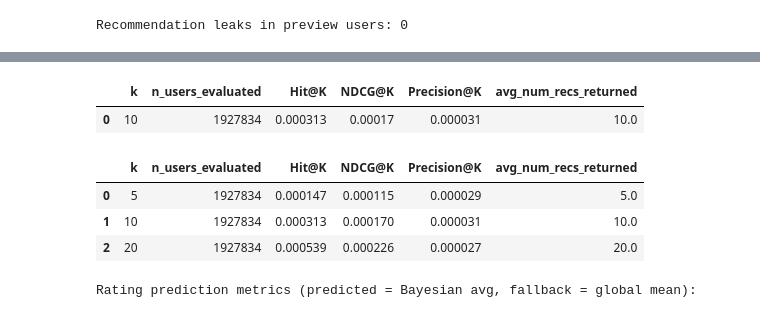
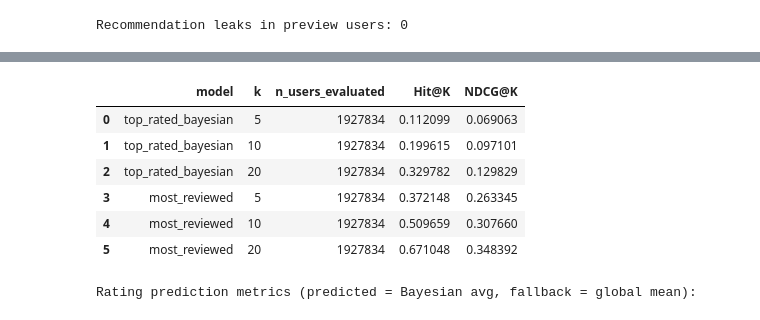
Before and after one commit to sauerpatchkid/256_hotelrecommender, a Jupyter notebook: 256groupproj_popbaseline.ipynb, the cells around one changed output, grey strips where cells are left out. Cells and saved outputs as stored; diff of their text form; code cells hidden in the pictures.

```diff
--- a/256groupproj_popbaseline.ipynb
+++ b/256groupproj_popbaseline.ipynb
@@ -281,3 +320,13 @@ print(global_ranked_items[:10])
 Number of ranked items: 309395
 Top 10 globally ranked items:
 ['Hotel_Review-g274707-d658737-Reviews-Hotel_Residence_Agnes-Prague_Bohemia.html', 'Hotel_Review-g188671-d1534996-Reviews-Huis_Koning-Bruges_West_Flanders_Province.html', 'Hotel_Review-g274887-d635259 ...
+# %%
+# Parallel item list for the most-reviewed model
+# (global_ranked_items stays as-is and still represents the top-rated Bayesian model)
+
+global_ranked_items_by_reviews = most_reviewed_ranking_df["item_id"].tolist()
+
+print("Top 10 by Bayesian popularity score (top-rated):")
+print(global_ranked_items[:10])
+print("\nTop 10 by review count (most-reviewed):")
+print(global_ranked_items_by_reviews[:10])
@@ -309,22 +364,23 @@ print("Test users:", len(test_target_by_user))
 Validation users: 1927834
 Test users: 1927834
 # %%
-# Preview recommendations for a few validation users
+# Preview top-10 recs for sample users — both models side-by-side
 
 sample_valid_users = list(valid_target_by_user.keys())[:5]
 
 preview_rows = []
 for user_id in sample_valid_users:
-    recs = recommend_top_k_popular(
-        user_id=user_id,
-        seen_items_by_user=train_seen_by_user,
-        ranked_items=global_ranked_items,
-        k=10
+    recs_top_rated = recommend_top_k_popular(
+        user_id, train_seen_by_user, global_ranked_items, k=10
+    )
+    recs_most_reviewed = recommend_top_k_popular(
+        user_id, train_seen_by_user, global_ranked_items_by_reviews, k=10
     )
     preview_rows.append({
         "user_id": user_id,
         "true_valid_item": valid_target_by_user[user_id],
-        "top_10_recs": recs
+        "top_rated_recs": recs_top_rated,
+        "most_reviewed_recs": recs_most_reviewed,
     })
 
 preview_valid_recs_df = pd.DataFrame(preview_rows)
@@ -424,41 +539,27 @@ def evaluate_popularity_split(target_by_user, seen_items_by_user, ranked_items,
 # %%
-# Run validation evaluation at K=10
+# Validation evaluation — both models, K=[5,10,20], 100 random negatives per user
 
-K = 10
+K_VALUES = (5, 10, 20)
 
-valid_user_results_df, valid_summary_df = evaluate_popularity_split(
-    target_by_user=valid_target_by_user,
-    seen_items_by_user=train_seen_by_user,
-    ranked_items=global_ranked_items,
-    k=K
+valid_multi_k_summary_df = evaluate_models_with_negatives(
+    target_by_user     = valid_target_by_user,
+    seen_items_by_user = train_seen_by_user,
+    score_lookups      = SCORE_LOOKUPS,
+    candidate_pool     = CANDIDATE_POOL,
+    k_values           = K_VALUES,
+    n_negatives        = 100,
+    seed               = 42,
 )
 
-display(valid_summary_df)
+display(valid_multi_k_summary_df)
 # %% [output]
-|  | k | n_users_evaluated | Hit@K | NDCG@K | Precision@K | avg_num_recs_returned |
-| 0 | 10 | 1927834 | 0.000313 | 0.00017 | 0.000031 | 10.0 |
+|  | model | k | n_users_evaluated | Hit@K | NDCG@K |
+| 0 | top_rated_bayesian | 5 | 1927834 | 0.112099 | 0.069063 |
+| 1 | top_rated_bayesian | 10 | 1927834 | 0.199615 | 0.097101 |
+| 2 | top_rated_bayesian | 20 | 1927834 | 0.329782 | 0.129829 |
+| 3 | most_reviewed | 5 | 1927834 | 0.372148 | 0.263345 |
+| 4 | most_reviewed | 10 | 1927834 | 0.509659 | 0.307660 |
+| 5 | most_reviewed | 20 | 1927834 | 0.671048 | 0.348392 |
-# %%
-# Optional: also evaluate a few common K values for a broader view
-
-k_values = [5, 10, 20]
-
-valid_multi_k_summaries = []
-for k in k_values:
-    _, summary_df_k = evaluate_popularity_split(
-        target_by_user=valid_target_by_user,
-        seen_items_by_user=train_seen_by_user,
-        ranked_items=global_ranked_items,
-        k=k
-    )
-    valid_multi_k_summaries.append(summary_df_k)
-
-valid_multi_k_summary_df = pd.concat(valid_multi_k_summaries, ignore_index=True)
-display(valid_multi_k_summary_df)
-# %% [output]
-|  | k | n_users_evaluated | Hit@K | NDCG@K | Precision@K | avg_num_recs_returned |
-| 0 | 5 | 1927834 | 0.000147 | 0.000115 | 0.000029 | 5.0 |
-| 1 | 10 | 1927834 | 0.000313 | 0.000170 | 0.000031 | 10.0 |
-| 2 | 20 | 1927834 | 0.000539 | 0.000226 | 0.000027 | 20.0 |
 # %%
 # RMSE evaluation — rating prediction perspective
 # For the popularity baseline, the "predicted rating" for any item is its Bayesian smoothed score.
```
Also changed, not shown: parts of 13 cells of this notebook.
